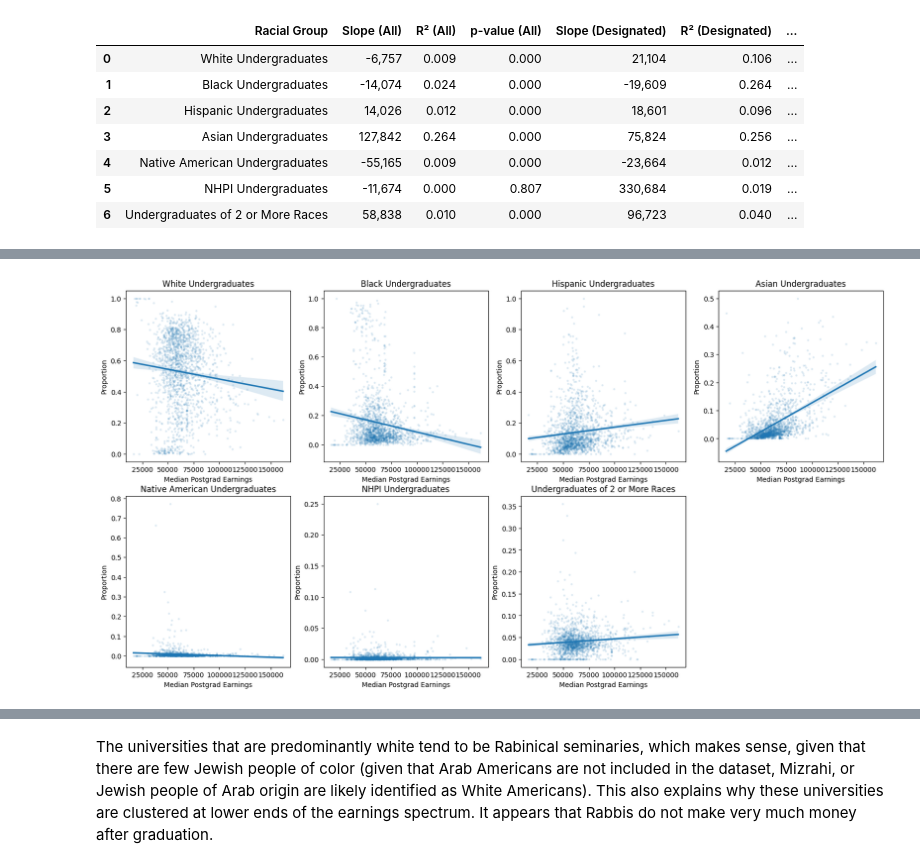
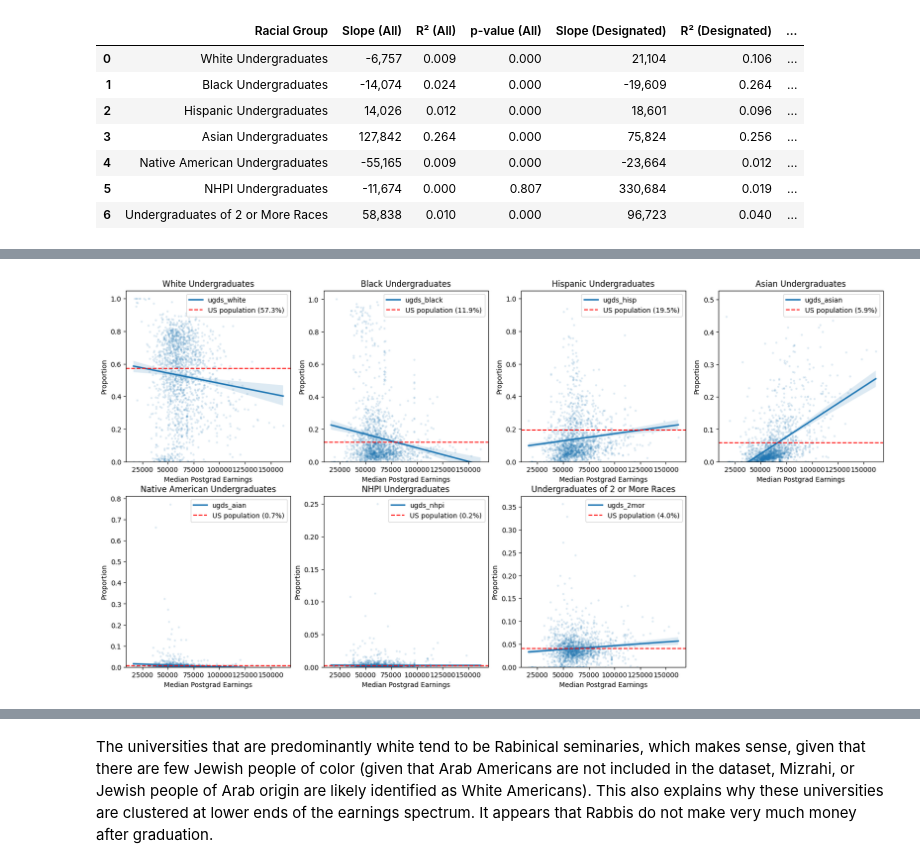
Before and after one commit to davidgarmal/comm3180_S26_G3_Data_Project, a Jupyter notebook: data_analysis/glynn_provisional_analysis.ipynb, the cells around one changed output, grey strips where cells are left out. Cells and saved outputs as stored; diff of their text form; code cells hidden in the pictures.

```diff
--- a/data_analysis/glynn_provisional_analysis.ipynb
+++ b/data_analysis/glynn_provisional_analysis.ipynb
@@ -266,26 +280,34 @@ transition: is this different for universities that
 # %%
 #the goal is to make a faceted graph for each of the racial groups
     #each graph willl have a horizontal line for the proportion of that group in the population
     #then there will be specially shaped dots to represent universities specifically designated by the DOE as hbcus, hsis, etc.
     #have a label for the regression line
 race_cols = ['ugds_white', 'ugds_black', 'ugds_hisp', 'ugds_asian', 'ugds_aian', 'ugds_nhpi', 'ugds_2mor']
-race_col_names = ['White Undergraduates', 'Black Undergraduates', 'Hispanic Undergraduates' ,'Asian Undergraduates',
-                 'Native American Undergraduates', 'NHPI Undergraduates', 'Undergraduates of 2 or More Races']
+national_vector = [0.5728, 0.1193, 0.1952, 0.0586, 0.0067, 0.0019,  0.0405] #copied from David's code, but rearranged order so that they match my graphs
+national_names = ['White_alone', 'Black_alone', 'Hispanic_Latino', 'Asian_alone', 'AIAN_alone',
+                 'NHPI_alone', 'Two_or_More']
+nationals = zip(national_vector, national_names) #very excited I finally got to use the zip function
+
 #asked claude for help learning how to facet the graph
 fig, axes = plt.subplots(nrows = 2, ncols =4, figsize = (20,10)) #make a grid of axes
 axes = axes.flatten() #make the axes into a list
 
 for i, col in enumerate(race_cols): #where enumerate is adding a counter to an
         #object that I'm iterating over, in this case, race_cols
     sns.regplot(data = dat, x = 'md_earn_wne_4yr', y = col,
                 scatter_kws = {'alpha': 0.1, 's':5},
                 line_kws = {'label': col},
                 ax = axes[i])
+    axes[i].axhline(y=national_vector[i], color='red', linestyle='--',
+                    label=f'US population ({national_vector[i]:.1%})')
+    axes[i].legend()
     axes[i].set_title(race_col_names[i])
     axes[i].set_xlabel('Median Postgrad Earnings')
     axes[i].set_ylabel('Proportion')
+    axes[i].set_ylim(bottom=0)
+
 axes[-1].set_visible(False) #get rid of the last axis
 
 plt.show()
 # %% [output]
-[figure, old version]
+[figure, new version]
```
Also changed, not shown: parts of 12 cells of this notebook.
